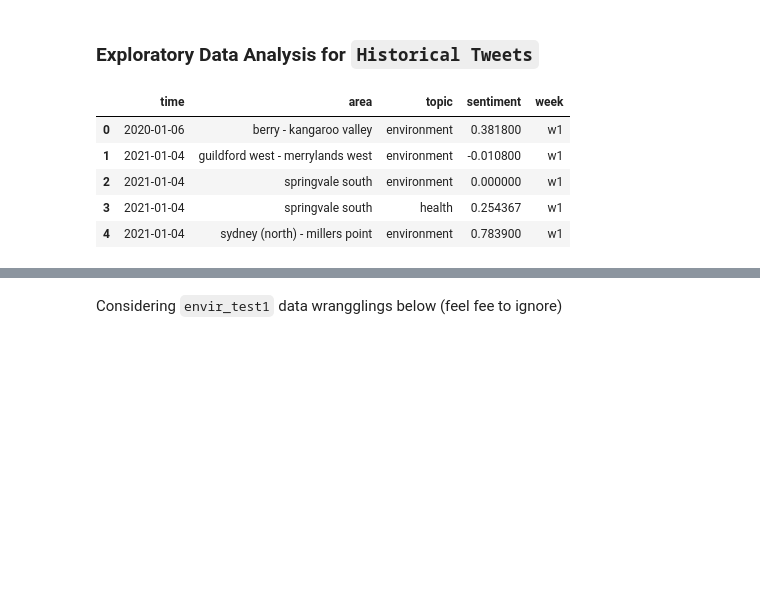
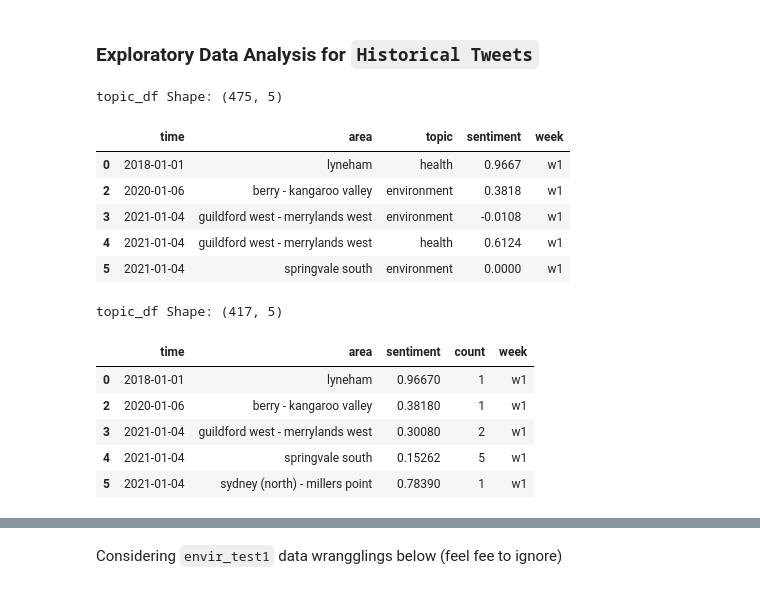
Before and after one commit to Kukaheadla/Cluster_and_Cloud_Dashboard, a Jupyter notebook: dash_components/historical_tweets_eda.ipynb, the cells around one changed output, grey strips where cells are left out. Drawn from its saved outputs; the diff is of its cells as text; code cells hidden in the pictures; blank space fills up the shorter version.

```diff
--- a/dash_components/historical_tweets_eda.ipynb
+++ b/dash_components/historical_tweets_eda.ipynb
@@ -73,14 +74,44 @@ topic_df = topic_df[topic_df['week'] != 'wNaN']
 topic_df['time'] = topic_df.apply(lambda row: datetime.strptime(row['time']+'-1', 'w%W-%Y-%w'), axis=1) #append -1 as Monday
 topic_df = topic_df[topic_df['area'] != 'zzzzzzzzz']
 
+print("topic_df Shape:", topic_df.shape)
 topic_df.head()
 # %% [output]
+topic_df Shape: (475, 5)
 |  | time | area | topic | sentiment | week |
-| 0 | 2020-01-06 | berry - kangaroo valley | environment | 0.381800 | w1 |
-| 1 | 2021-01-04 | guildford west - merrylands west | environment | -0.010800 | w1 |
-| 2 | 2021-01-04 | springvale south | environment | 0.000000 | w1 |
-| 3 | 2021-01-04 | springvale south | health | 0.254367 | w1 |
-| 4 | 2021-01-04 | sydney (north) - millers point | environment | 0.783900 | w1 |
+| 0 | 2018-01-01 | lyneham | health | 0.9667 | w1 |
+| 2 | 2020-01-06 | berry - kangaroo valley | environment | 0.3818 | w1 |
+| 3 | 2021-01-04 | guildford west - merrylands west | environment | -0.0108 | w1 |
+| 4 | 2021-01-04 | guildford west - merrylands west | health | 0.6124 | w1 |
+| 5 | 2021-01-04 | springvale south | environment | 0.0000 | w1 |
+# %%
+sentiment_agg = db.view('sentiments/area_week_avg_compound', group_level=2, include_doc=True)
+sentiment_df = pd.DataFrame([row.key+row.value for row in sentiment_agg],
+                            columns=['time', 'area', 'sentiment', 'count'])
+
+# Remove NaN value
+sentiment_df['week'] = sentiment_df.apply(lambda x: x['time'].split('-')[0], axis=1)
+sentiment_df = sentiment_df[sentiment_df['week'] != 'wNaN']
+
+# Change string to datetime format
+sentiment_df['time'] = sentiment_df.apply(lambda row: datetime.strptime(row['time']+'-1', 'w%W-%Y-%w'), axis=1)
+
+# # Filter out only Melbourne and Sydney
+# sentiment_df = sentiment_df[(sentiment_df['area']== 'melbourne') | (sentiment_df['area'] == 'sydney')]
+
+#remove null_areas
+sentiment_df = sentiment_df[sentiment_df['area'] != 'zzzzzzzzz']
+
+print("topic_df Shape:", sentiment_df.shape)
+sentiment_df.head()
+# %% [output]
+topic_df Shape: (417, 5)
+|  | time | area | sentiment | count | week |
+| 0 | 2018-01-01 | lyneham | 0.96670 | 1 | w1 |
+| 2 | 2020-01-06 | berry - kangaroo valley | 0.38180 | 1 | w1 |
+| 3 | 2021-01-04 | guildford west - merrylands west | 0.30080 | 2 | w1 |
+| 4 | 2021-01-04 | springvale south | 0.15262 | 5 | w1 |
+| 5 | 2021-01-04 | sydney (north) - millers point | 0.78390 | 1 | w1 |
 # %%
 sa2_gdf = gpd.read_file("./SA2_2021_AUST_SHP_GDA94")
 sa2_gdf['SA2_NAME21'] = sa2_gdf['SA2_NAME21'].str.lower()
```
Also changed, not shown: parts of 28 cells of this notebook, 2 other files.
